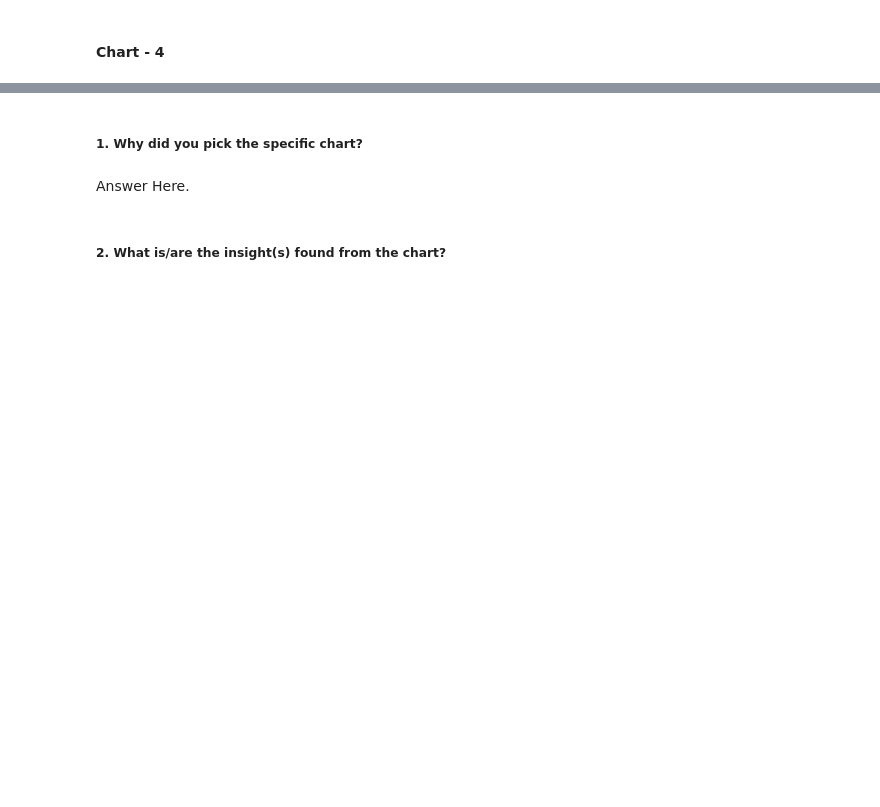
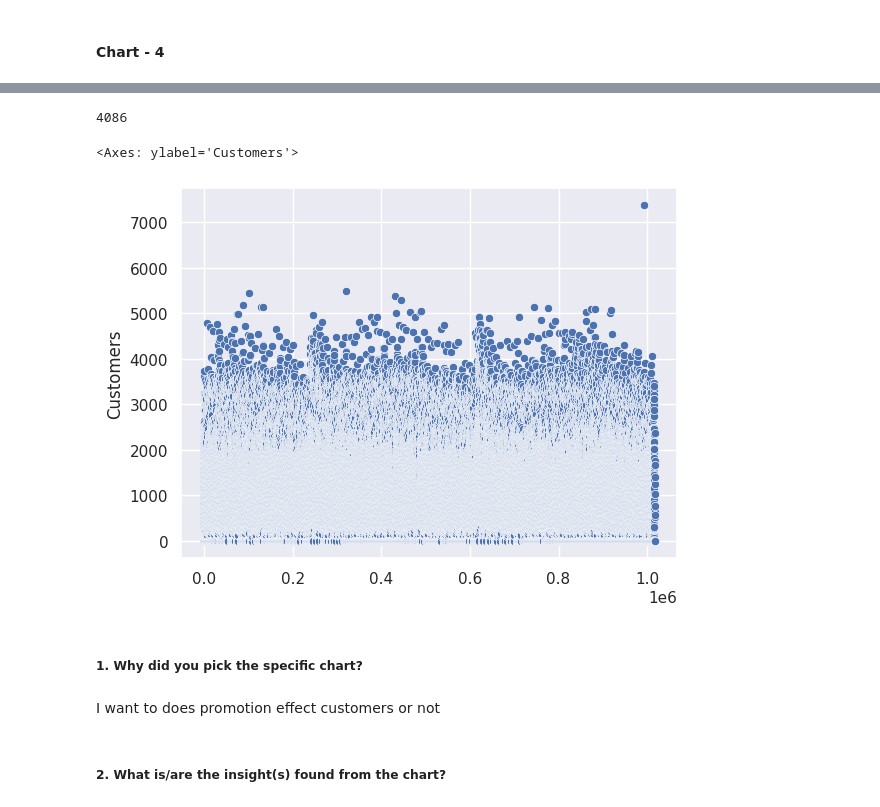
Before and after one commit to adityapatil4141/Retail-Store-Prediction, a Jupyter notebook: Retail_Sales_Prediction.ipynb, the cells around one changed output, grey strips where cells are left out. Saved outputs shown, nothing was run; the diff lists cells and outputs as text; code cells hidden in the pictures; blank space fills up the shorter version.

```diff
--- a/Retail_Sales_Prediction.ipynb
+++ b/Retail_Sales_Prediction.ipynb
@@ -427,7 +440,16 @@ Answer Here
+# %%
+df_sales.Customers.nunique()
+# %% [output]
+4086
+# %%
+sns.scatterplot(df_sales['Customers'],)
+# %% [output]
+<Axes: ylabel='Customers'>
+[figure, added]
 # %% [markdown]
 ##### 1. Why did you pick the specific chart?
-# %% [markdown]
-Answer Here.
+# %% [markdown]
+I want to does promotion effect customers or not
 # %% [markdown]
 ##### 2. What is/are the insight(s) found from the chart?
 # %% [markdown]
```
Also changed, not shown: parts of 17 cells of this notebook.
